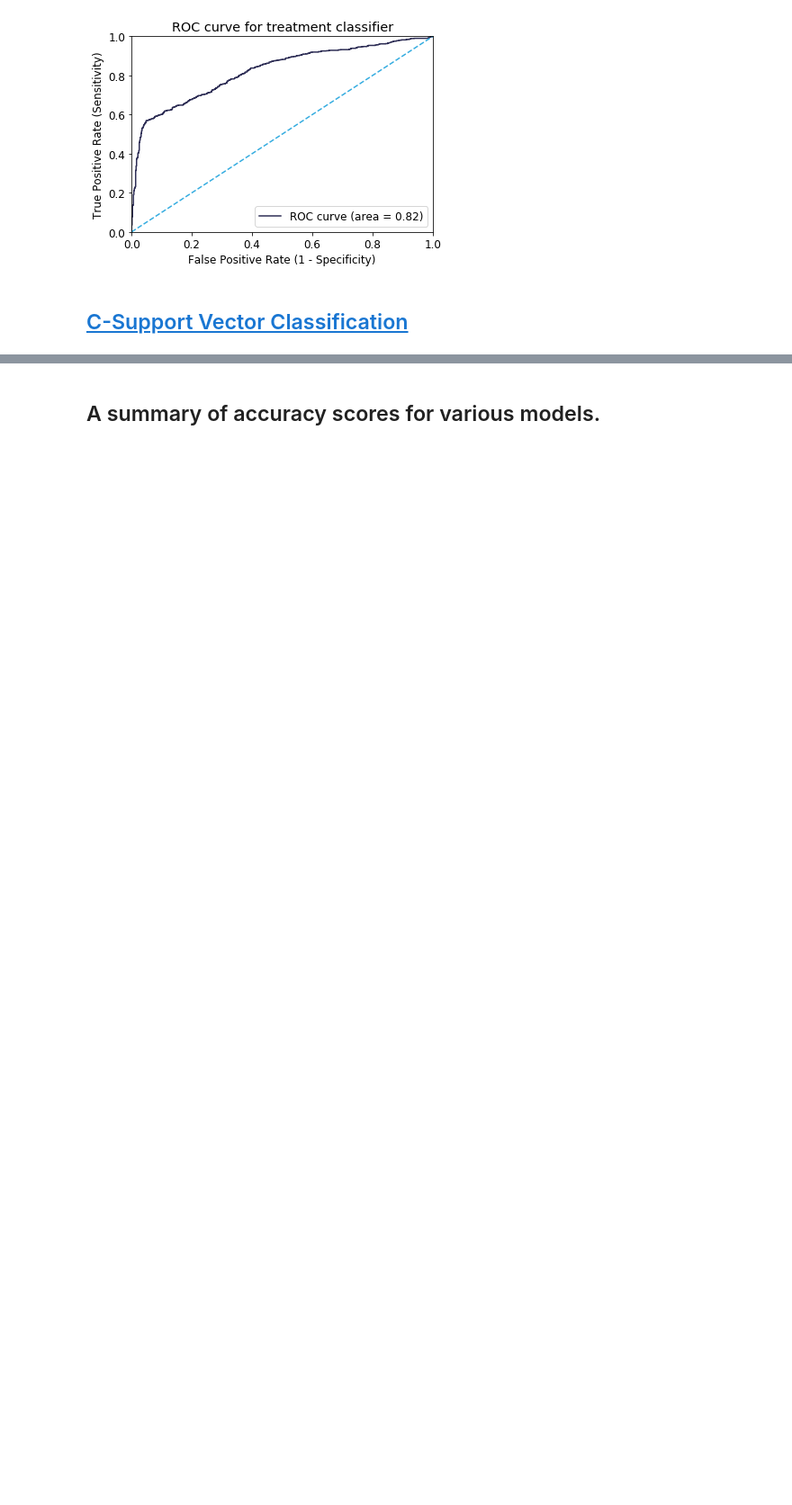
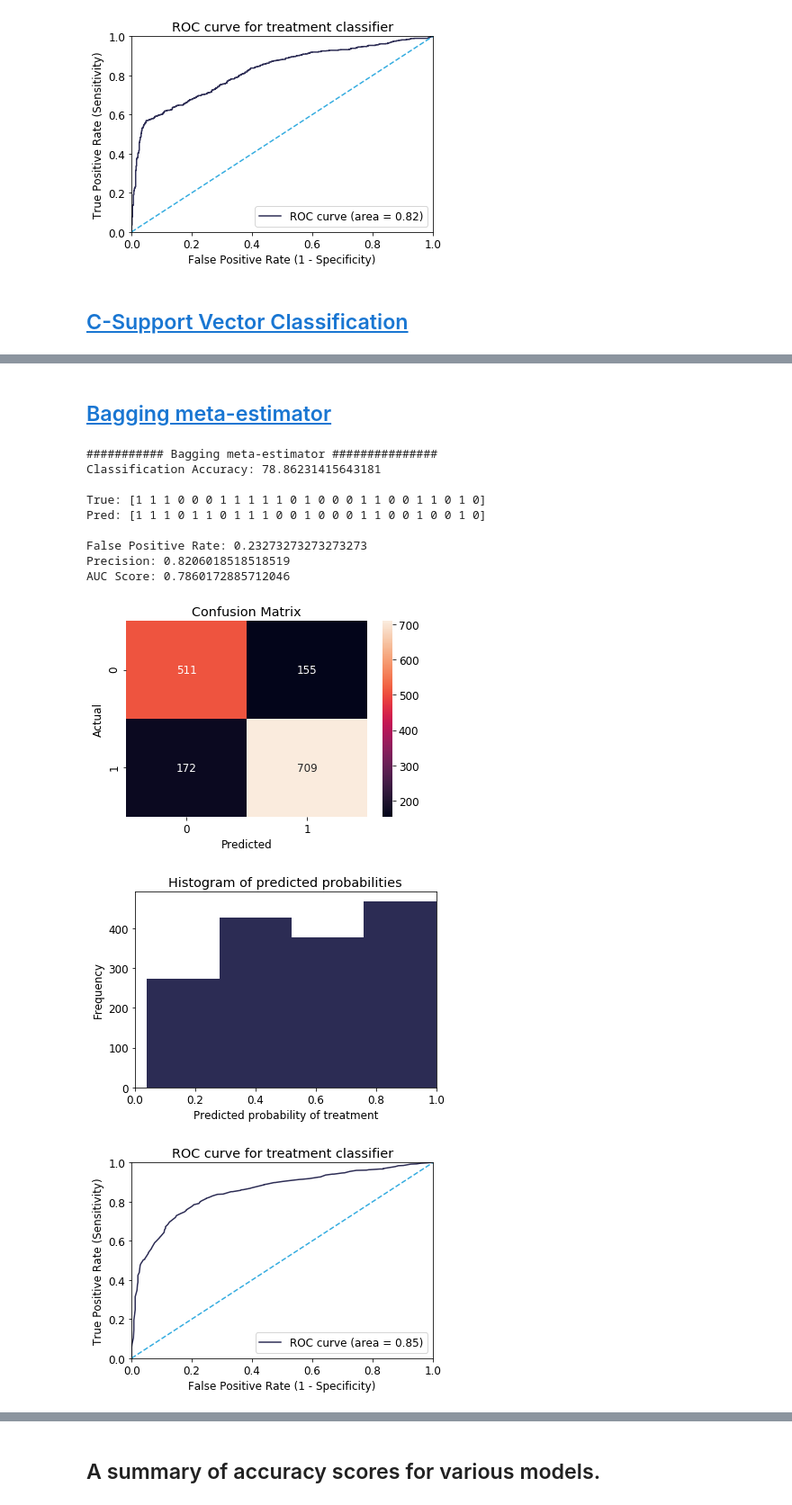
Before and after one commit to ronitrex/MentalHealth, a Jupyter notebook: SupervisedLearning.ipynb, the cells around one changed output, grey strips where cells are left out. Shown: that part at 90% size. Drawn from its saved outputs; the diff is of its cells as text; code cells hidden in the pictures; blank space fills up the shorter version.

Commit message:
More models added to supervised learning.

```diff
--- a/SupervisedLearning.ipynb
+++ b/SupervisedLearning.ipynb
@@ -344,3 +344,34 @@ AUC Score: 0.7908166395680584
 [figure]
 [figure]
 [figure]
+# %% [markdown]
+## [Bagging meta-estimator](https://scikit-learn.org/stable/modules/ensemble.html#bagging-meta-estimator)
+# %%
+from sklearn.ensemble import BaggingClassifier
+def bagging():
+    modelBagging = make_pipeline(preprocess, BaggingClassifier(KNeighborsClassifier(), max_samples=0.5, max_features=0.5))
+    modelBagging.fit(X_train, Y_train)
+
+    # make class predictions for the testing set
+    y_pred_class = modelBagging.predict(X_test)
+
+    print('########### Bagging meta-estimator ###############')
+
+    accuracy_score = evaluateModel(modelBagging, y_pred_class, True)
+
+    models['Bagging'] = accuracy_score * 100
+
+bagging()
+# %% [output]
+########### Bagging meta-estimator ###############
+Classification Accuracy: 78.86231415643181
+
+True: [1 1 1 0 0 0 1 1 1 1 1 0 1 0 0 0 1 1 0 0 1 1 0 1 0]
+Pred: [1 1 1 0 1 1 0 1 1 1 0 0 1 0 0 0 1 1 0 0 1 0 0 1 0]
+
+False Positive Rate: 0.23273273273273273
+Precision: 0.8206018518518519
+AUC Score: 0.7860172885712046
+[figure, added]
+[figure, added]
+[figure, added]
```
Also changed, not shown: parts of 6 cells of this notebook, 1 other file.
